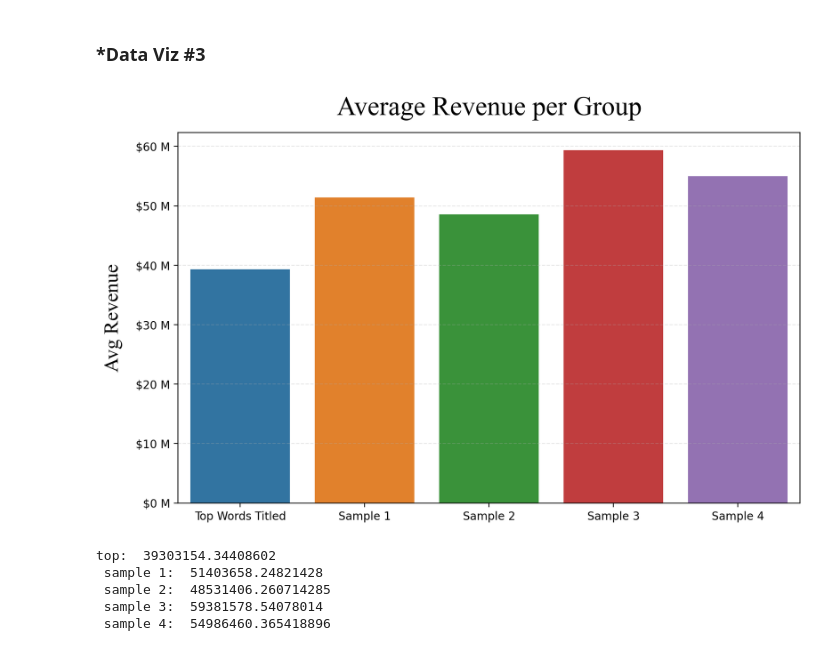
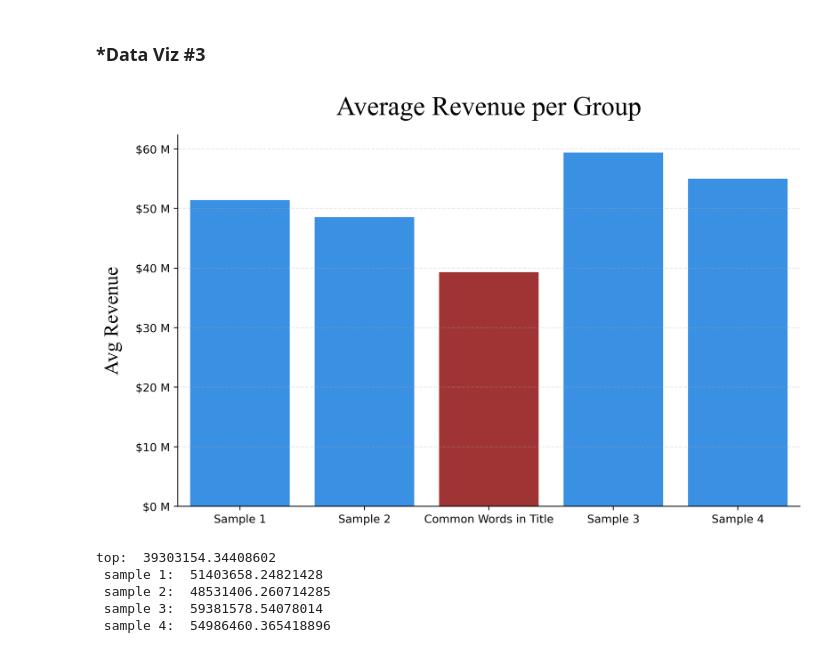
Before and after one commit to CRPeace/Movie_Data_API_Stats_Analysis, a Jupyter notebook: C.Peace_Movie_Analysis_Part_4-Hypothesis-Testing.ipynb, the cells around one changed output. Cells and saved outputs as stored; diff of their text form; code cells hidden in the pictures.

```diff
--- a/C.Peace_Movie_Analysis_Part_4-Hypothesis-Testing.ipynb
+++ b/C.Peace_Movie_Analysis_Part_4-Hypothesis-Testing.ipynb
@@ -96,0 +106,6 @@ display(genres.sample(3), title_basics.sample(3), title_genres.sample(3),
+# %%
+# dropping errant NaN
+title_basics = title_basics.dropna().copy()
+
+# confirming
+title_basics.isna().sum()
@@ -1056,21 +1082,28 @@ We have a p-value just below our alpha of 0.05 (p-value = 0.032), so we can reje
 ### ***Data Viz #3**
 # %%
 # plotting the data
-fig, ax = plt.subplots(figsize=(10,6), dpi=200)
-sns.barplot(x=['Top Words Titled', 'Sample 1',
-               'Sample 2', 'Sample 3', 'Sample 4'],
-            y=[top_sample['revenue'].mean(), sample_1['revenue'].mean(),
-               sample_2['revenue'].mean(), sample_3['revenue'].mean(),
-               sample_4['revenue'].mean()], ax=ax)
+fig, ax = plt.subplots(figsize=(10,6), dpi=400)
+sns.barplot(x=['Sample 1', 'Sample 2',
+               'Common Words in Title', 'Sample 3', 'Sample 4'],
+            y=[sample_1['revenue'].mean(),
+               sample_2['revenue'].mean(),
+               top_sample['revenue'].mean(),
+               sample_3['revenue'].mean(),
+               sample_4['revenue'].mean()],
+            ax=ax,
+            palette=['dodgerblue', 'dodgerblue', 'firebrick', 'dodgerblue', 'dodgerblue']
 
-ax.set_title('Average Revenue per Group', fontsize=24, pad=16,
+           )
+
+ax.set_title('Average Revenue per Group', fontsize=24, pad=18,
             fontfamily='Times New Roman')
 ax.set_ylabel('Avg Revenue', fontsize=18, labelpad=12,
             fontfamily='Times New Roman')
 ax.yaxis.set_major_formatter(price_fmt_100k)
-ax.grid(axis='y', alpha=.3, ls='--');
+ax.grid(axis='y', alpha=.3, ls='--')
+ax.spines[['top', 'right']].set_visible(False);
 # %% [output]
-[figure, old version]
+[figure, new version]
 # %%
 print('top: ', top_sample['revenue'].mean(), '\n',
       'sample 1: ', sample_1['revenue'].mean(), '\n',
```
Also changed, not shown: parts of 14 cells of this notebook, 4 other files.
